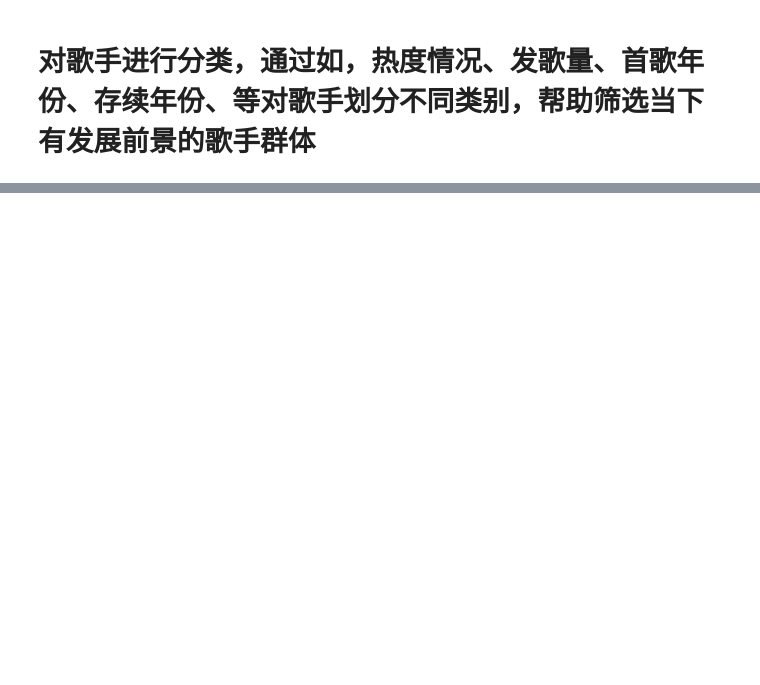
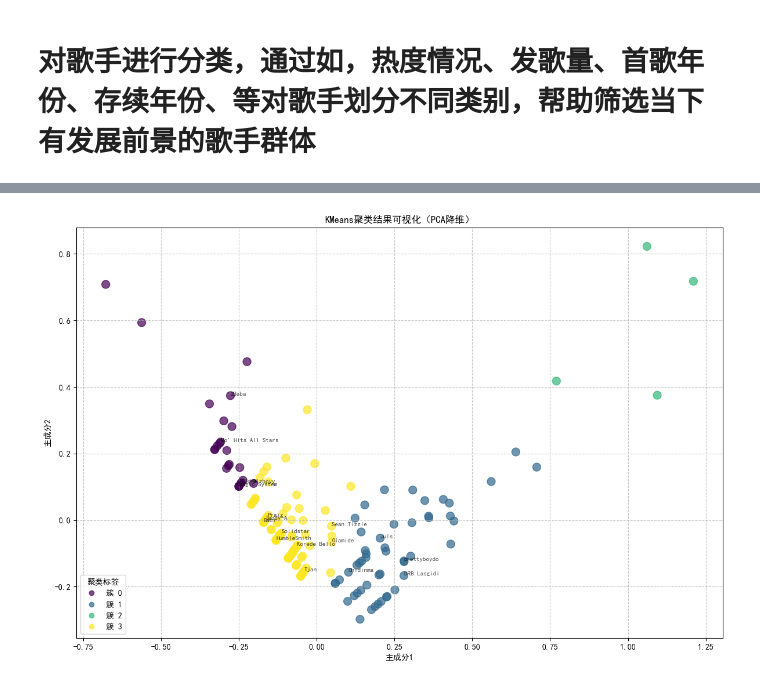
Before and after one commit to liushisi7/liushisi7_xiaoxueqi_renmeng, a Jupyter notebook: 作业一/歌手聚类和分析.ipynb, the cells around one changed output, grey strips where cells are left out. Cells and saved outputs as stored; diff of their text form; code cells hidden in the pictures; blank space fills up the shorter version.

```diff
--- a/作业一/歌手聚类和分析.ipynb
+++ b/作业一/歌手聚类和分析.ipynb
@@ -97,0 +353,10 @@ data_summary
+# %%
+# 选择K=4作为最佳簇数
+k = 4
+# KMeans聚类
+kmeans = KMeans(n_clusters=k, random_state=42)
+kmeans.fit(scaled_features)
+# 聚类结果
+labels = kmeans.labels_
+df['聚类标签'] = labels
+df
@@ -97,0 +377,37 @@ data_summary
+# %%
+import matplotlib.pyplot as plt
+import seaborn as sns
+from sklearn.decomposition import PCA
+
+# 1. 数据降维（主成分分析）
+pca = PCA(n_components=2)
+reduced_features = pca.fit_transform(scaled_features)
+
+# 2. 创建散点图
+plt.figure(figsize=(12, 8))
+scatter = plt.scatter(
+    reduced_features[:, 0],
+    reduced_features[:, 1],
+    c=df['聚类标签'],
+    cmap='viridis',
+    s=100,
+    alpha=0.7
+)
+
+# 3. 添加歌手标签（仅显示部分典型歌手）
+for i, (x, y, label) in enumerate(zip(reduced_features[:, 0], reduced_features[:, 1], df['歌手'])):
+    if i % 10 == 0:  # 每隔10个显示一个标签，避免拥挤
+        plt.annotate(label, (x, y), fontsize=8, alpha=0.7)
+
+# 4. 添加图例和标题
+plt.legend(handles=scatter.legend_elements()[0],
+           labels=[f'簇 {i}' for i in range(k)],
+           title='聚类标签')
+plt.title('KMeans聚类结果可视化（PCA降维）')
+plt.xlabel('主成分1')
+plt.ylabel('主成分2')
+plt.grid(True, linestyle='--', alpha=0.7)
+plt.tight_layout()
+plt.show()
+# %% [output]
+[figure, added]
```
Also changed, not shown: parts of 17 cells of this notebook, 2 other files.
